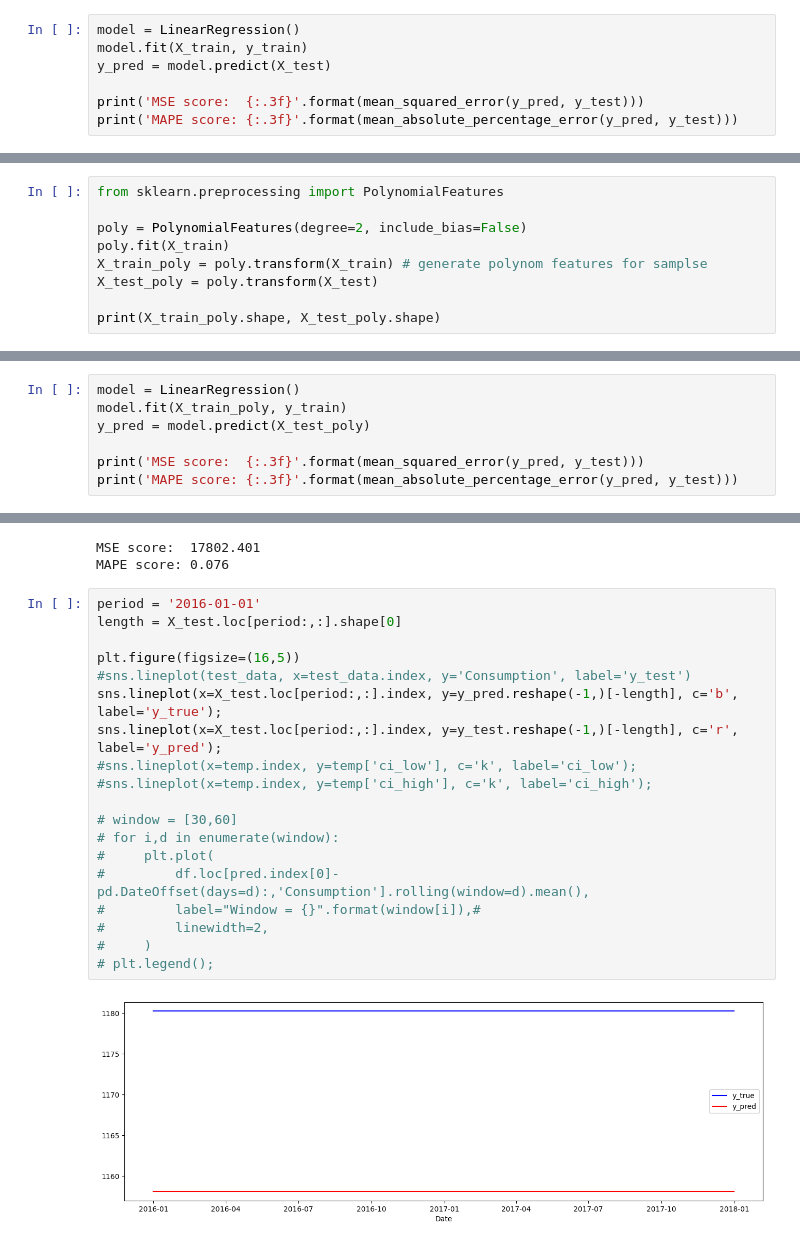
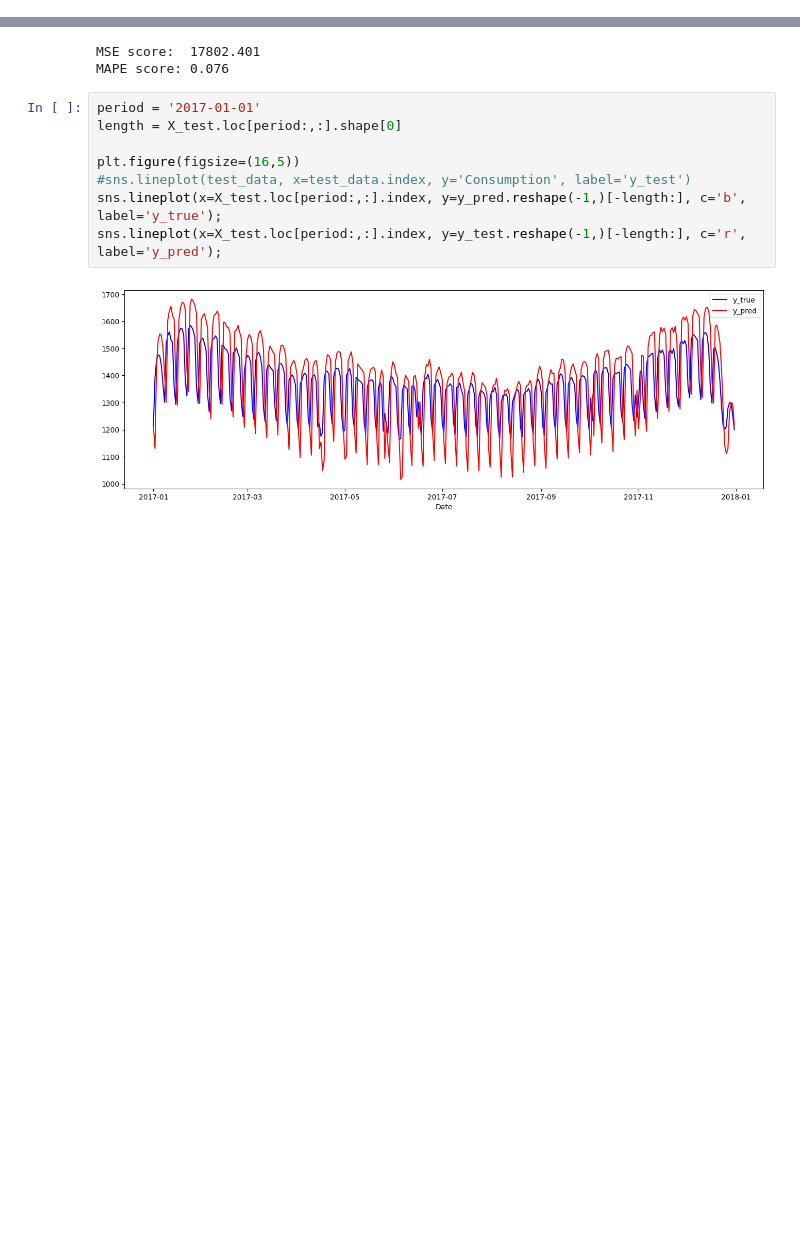
Before and after one commit to Alex1iv/Power_consumption_prediction, a Jupyter notebook: notebooks/power_consumption.ipynb, the cells around one changed output, grey strips where cells are left out. Saved outputs shown, nothing was run; the diff lists cells and outputs as text; blank space fills up the shorter version.

```diff
--- a/notebooks/power_consumption.ipynb
+++ b/notebooks/power_consumption.ipynb
@@ -599,7 +916,0 @@ print(X.shape, y.shape, X_train.shape, y_train.shape, X_test.shape, y_test.shape
-# %%
-model = LinearRegression()
-model.fit(X_train, y_train)
-y_pred = model.predict(X_test)
-
-print('MSE score:  {:.3f}'.format(mean_squared_error(y_pred, y_test)))
-print('MAPE score: {:.3f}'.format(mean_absolute_percentage_error(y_pred, y_test)))
@@ -611,9 +916,0 @@ MAPE score: 0.076
-# %%
-from sklearn.preprocessing import PolynomialFeatures
-
-poly = PolynomialFeatures(degree=2, include_bias=False)
-poly.fit(X_train)
-X_train_poly = poly.transform(X_train) # generate polynom features for samplse
-X_test_poly = poly.transform(X_test)
-
-print(X_train_poly.shape, X_test_poly.shape)
@@ -622,7 +916,0 @@ print(X_train_poly.shape, X_test_poly.shape)
-# %%
-model = LinearRegression()
-model.fit(X_train_poly, y_train)
-y_pred = model.predict(X_test_poly)
-
-print('MSE score:  {:.3f}'.format(mean_squared_error(y_pred, y_test)))
-print('MAPE score: {:.3f}'.format(mean_absolute_percentage_error(y_pred, y_test)))
@@ -656,23 +941,12 @@ print('MAPE score: {:.3f}'.format(mean_absolute_percentage_error(y_pred, y_test)
 MSE score:  17802.401
 MAPE score: 0.076
 # %%
-period = '2016-01-01'
+period = '2017-01-01'
 length = X_test.loc[period:,:].shape[0]
 
 plt.figure(figsize=(16,5))
 #sns.lineplot(test_data, x=test_data.index, y='Consumption', label='y_test')
-sns.lineplot(x=X_test.loc[period:,:].index, y=y_pred.reshape(-1,)[-length], c='b', label='y_true');
-sns.lineplot(x=X_test.loc[period:,:].index, y=y_test.reshape(-1,)[-length], c='r', label='y_pred');
-#sns.lineplot(x=temp.index, y=temp['ci_low'], c='k', label='ci_low');
-#sns.lineplot(x=temp.index, y=temp['ci_high'], c='k', label='ci_high');
-
-# window = [30,60]
-# for i,d in enumerate(window):
-#     plt.plot(
-#         df.loc[pred.index[0]-pd.DateOffset(days=d):,'Consumption'].rolling(window=d).mean(),
-#         label="Window = {}".format(window[i]),#
-#         linewidth=2,
-#     )
-# plt.legend();
+sns.lineplot(x=X_test.loc[period:,:].index, y=y_pred.reshape(-1,)[-length:], c='b', label='y_true');
+sns.lineplot(x=X_test.loc[period:,:].index, y=y_test.reshape(-1,)[-length:], c='r', label='y_pred');
 # %% [output]
-[figure, old version]
+[figure, new version]
```
Also changed, not shown: parts of 61 cells of this notebook.
